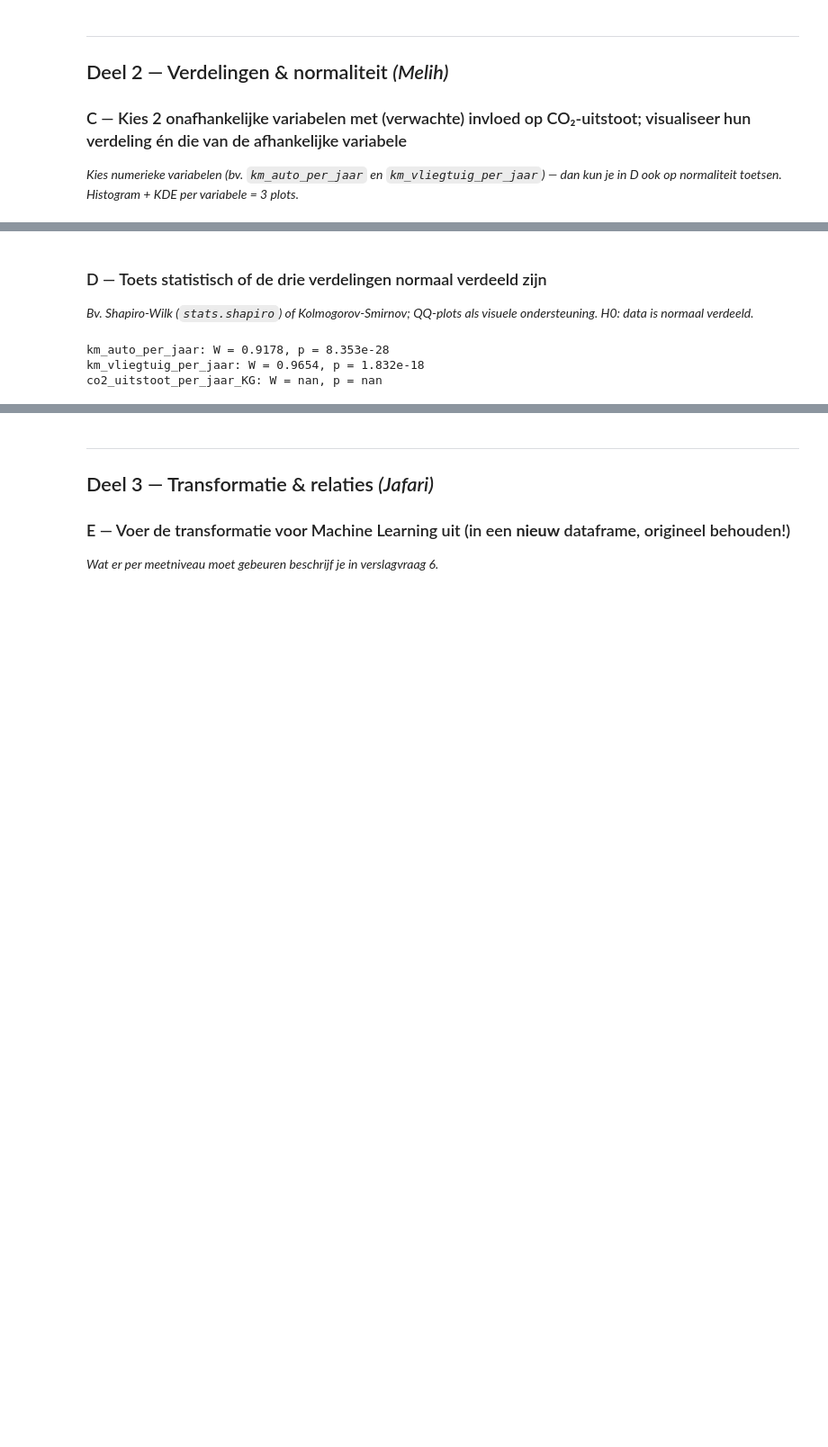
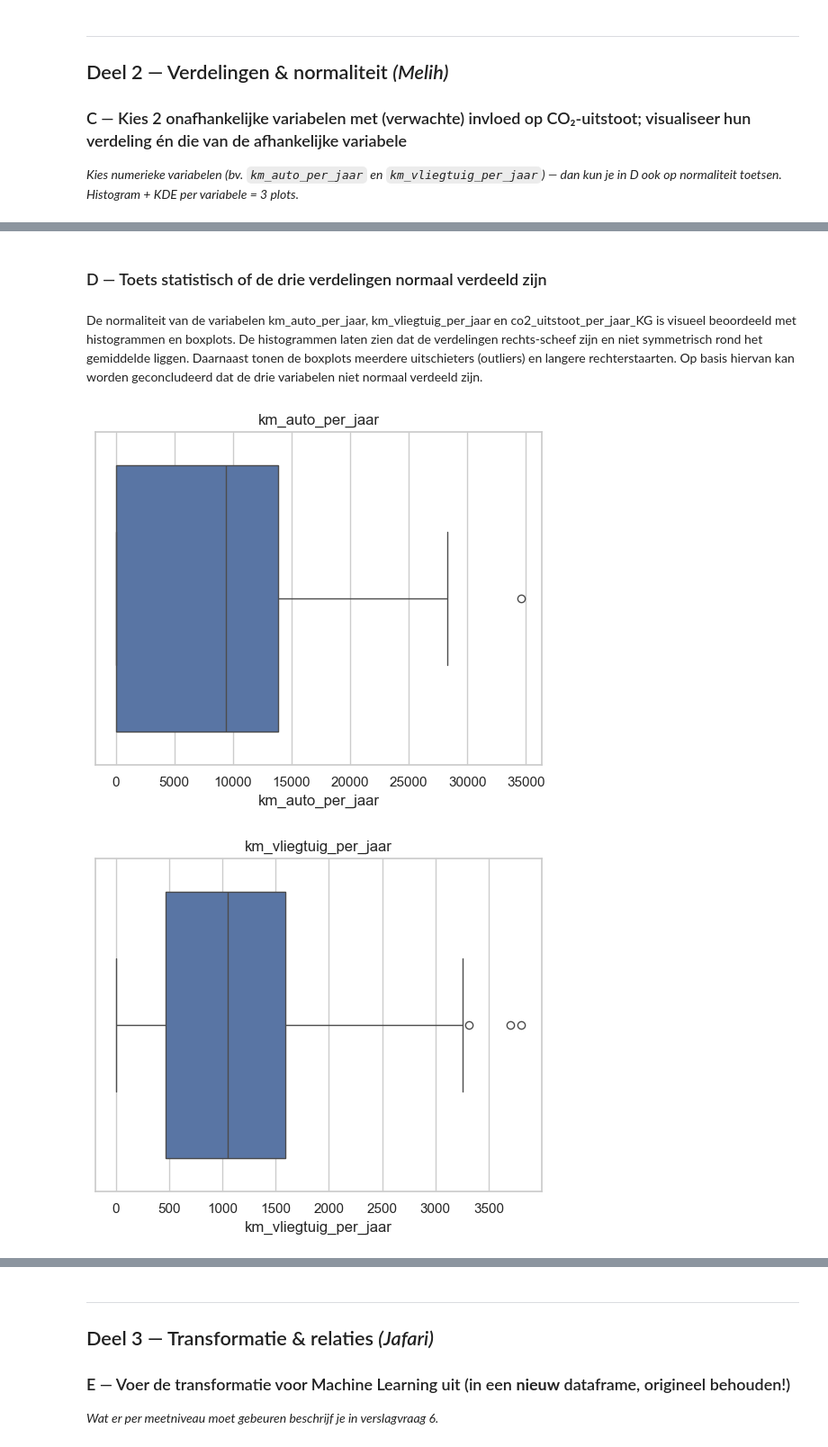
Before and after one commit to TJKDev1/Wiskunde-II-Porfolio-Groep-25, a Jupyter notebook: Portfolio_Groep25.ipynb, the cells around one changed output, grey strips where cells are left out. Shown at 90% size. Cells and saved outputs as stored; diff of their text form; code cells hidden in the pictures; blank space fills up the shorter version.

```diff
--- a/Portfolio_Groep25.ipynb
+++ b/Portfolio_Groep25.ipynb
@@ -152,12 +220,2 @@ plt.show()
 # %% [markdown]
 ### D — Toets statistisch of de drie verdelingen normaal verdeeld zijn
-*Bv. Shapiro-Wilk (`stats.shapiro`) of Kolmogorov-Smirnov; QQ-plots als visuele ondersteuning. H0: data is normaal verdeeld.*
-# %%
-# TODO (Melih): normaliteitstoets per variabele
-for kol in [var1, var2, target]:
-    stat, p = stats.shapiro(df_clean[kol])
-    print(f"{kol}: W = {stat:.4f}, p = {p:.4g}")
-# %% [output]
-km_auto_per_jaar: W = 0.9178, p = 8.353e-28
-km_vliegtuig_per_jaar: W = 0.9654, p = 1.832e-18
-co2_uitstoot_per_jaar_KG: W = nan, p = nan
@@ -168,0 +222,18 @@ co2_uitstoot_per_jaar_KG: W = nan, p = nan
+# %% [markdown]
+De normaliteit van de variabelen km_auto_per_jaar, km_vliegtuig_per_jaar en co2_uitstoot_per_jaar_KG is visueel beoordeeld met histogrammen en boxplots. De histogrammen laten zien dat de verdelingen rechts-scheef zijn en niet symmetrisch rond het gemiddelde liggen. Daarnaast tonen de boxplots meerdere uitschieters (outliers) en langere rechterstaarten. Op basis hiervan kan worden geconcludeerd dat de drie variabelen niet normaal verdeeld zijn.
+# %%
+# Boxplots van de gekozen variabelen
+sns.boxplot(x=df_clean[var1])
+plt.title(var1)
+plt.show()
+
+sns.boxplot(x=df_clean[var2])
+plt.title(var2)
+plt.show()
+
+sns.boxplot(x=df_clean[target])
+plt.title(target)
+plt.show()
+# %% [output]
+[figure, added]
+[figure, added]
```
Also changed, not shown: parts of 13 cells of this notebook.
